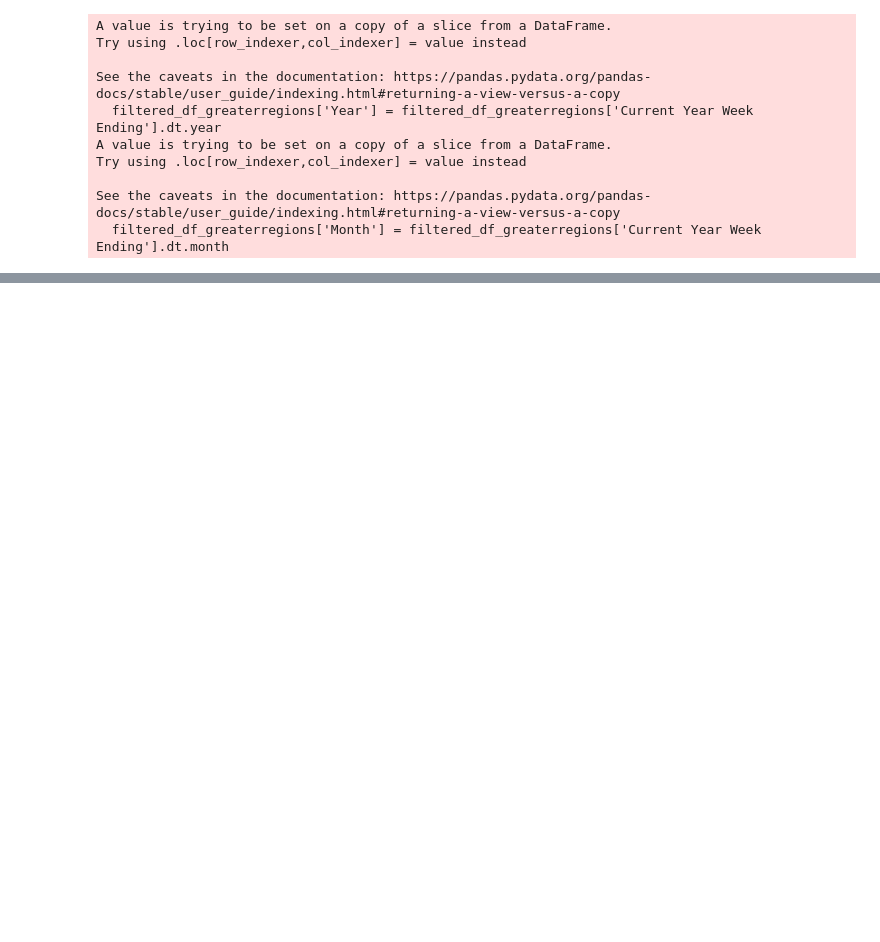
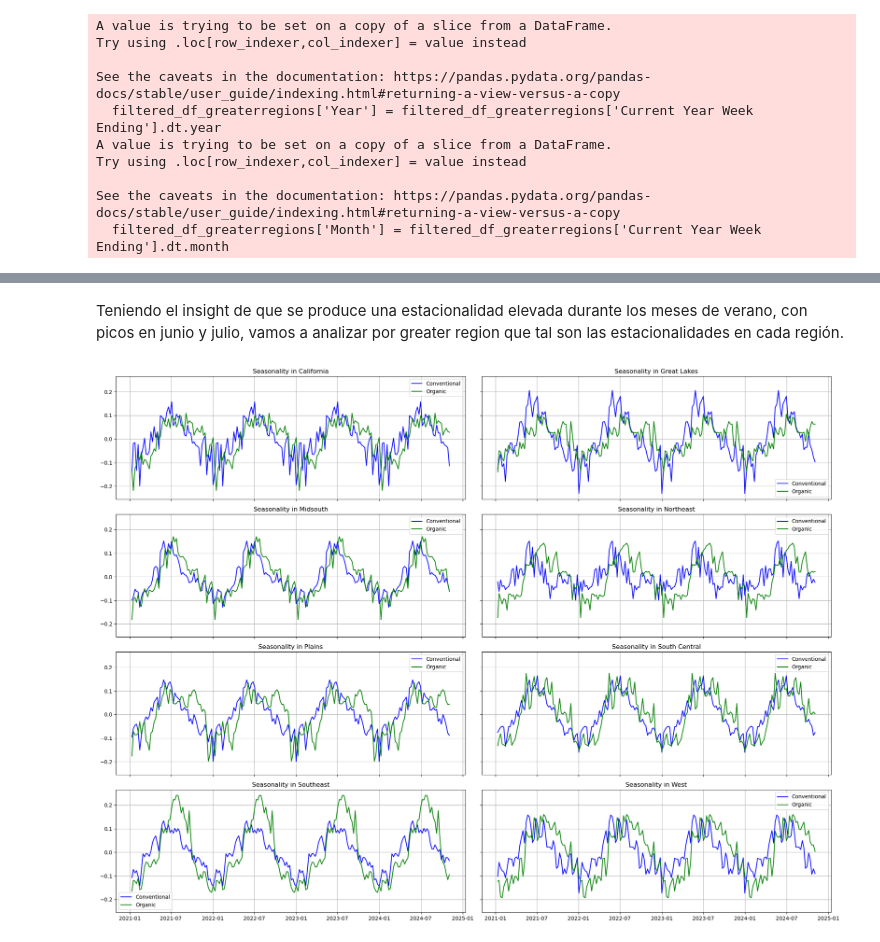
Before and after one commit to arboldeku/Avocado-2.0, a Jupyter notebook: code/series_temporales.ipynb, the cells around one changed output, grey strips where cells are left out. Cells and saved outputs as stored; diff of their text form; code cells hidden in the pictures; blank space fills up the shorter version.

```diff
--- a/code/series_temporales.ipynb
+++ b/code/series_temporales.ipynb
@@ -93,0 +204,46 @@ KeyError: 'Year'
+# %% [markdown]
+Teniendo el insight de que se produce una estacionalidad elevada durante los meses de verano, con picos en junio y julio, vamos a analizar por greater region que tal son las estacionalidades en cada región.
+# %%
+# Lista de regiones
+greaterregions = ['California', 'Great Lakes', 'Midsouth', 'Northeast',
+                  'Plains', 'South Central', 'Southeast', 'West']
+
+# Crear figura para graficar todas las regiones
+fig, axes = plt.subplots(4, 2, figsize=(20, 15), sharex=True, sharey=True)
+axes = axes.flatten()
+
+# Iterar por cada región
+for i, region in enumerate(greaterregions):
+    # Filtrar datos para la región actual
+    region_data = filtered_df_greaterregions[filtered_df_greaterregions['Geography'] == region]
+
+
+    # Incluimos los datos de tipo de aguacate para cada region filtrada
+    price_conventional = region_data[region_data['Type'] == 'Conventional'][['Current Year Week Ending', 'ASP Current Year']]
+    price_organic = region_data[region_data['Type'] == 'Organic'][['Current Year Week Ending', 'ASP Current Year']]
+
+    # Convertimos la columna de fecha a tipo datetime
+    price_conventional['Current Year Week Ending'] = pd.to_datetime(price_conventional['Current Year Week Ending'])
+    price_organic['Current Year Week Ending'] = pd.to_datetime(price_organic['Current Year Week Ending'])
+
+    # Agrupamos por fecha obteniendo el promedio
+    price_conventional = price_conventional.groupby('Current Year Week Ending').mean()
+    price_organic = price_organic.groupby('Current Year Week Ending').mean()
+
+    # Descomponemos otra vez la serie temporal
+    decompose_conventional = seasonal_decompose(price_conventional, model='additive', period=52)
+    decompose_organic = seasonal_decompose(price_organic, model='additive', period=52)
+
+    # Graficar la componente estacional
+    ax = axes[i]
+    ax.plot(decompose_conventional.seasonal, label='Conventional', color='blue')
+    ax.plot(decompose_organic.seasonal, label='Organic', color='green')
+    ax.set_title(f'Seasonality in {region}')
+    ax.legend()
+    ax.grid()
+
+# Ajustar diseño
+plt.tight_layout()
+plt.show()
+# %% [output]
+[figure, added]
```
Also changed, not shown: parts of 13 cells of this notebook, 1 other file.
